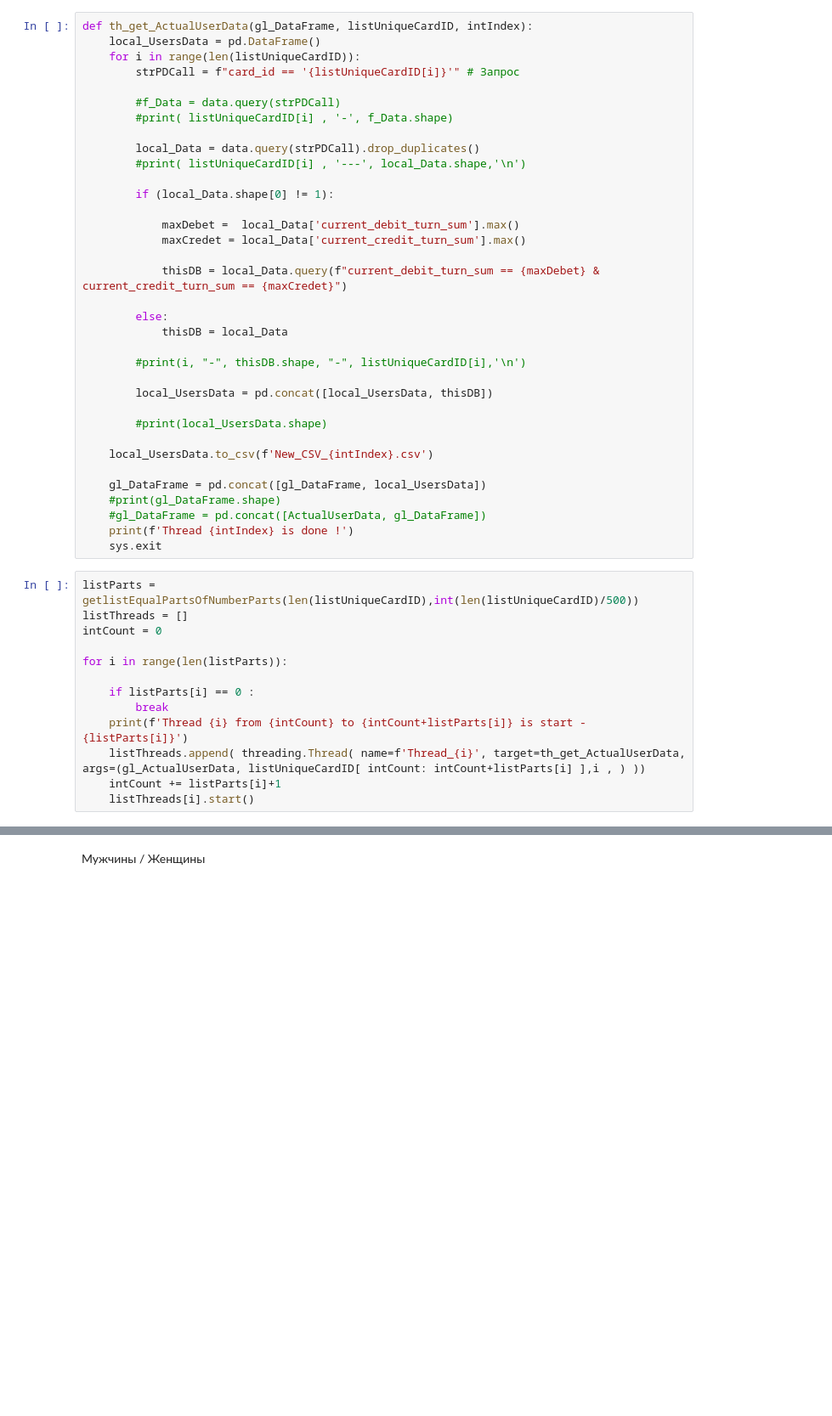
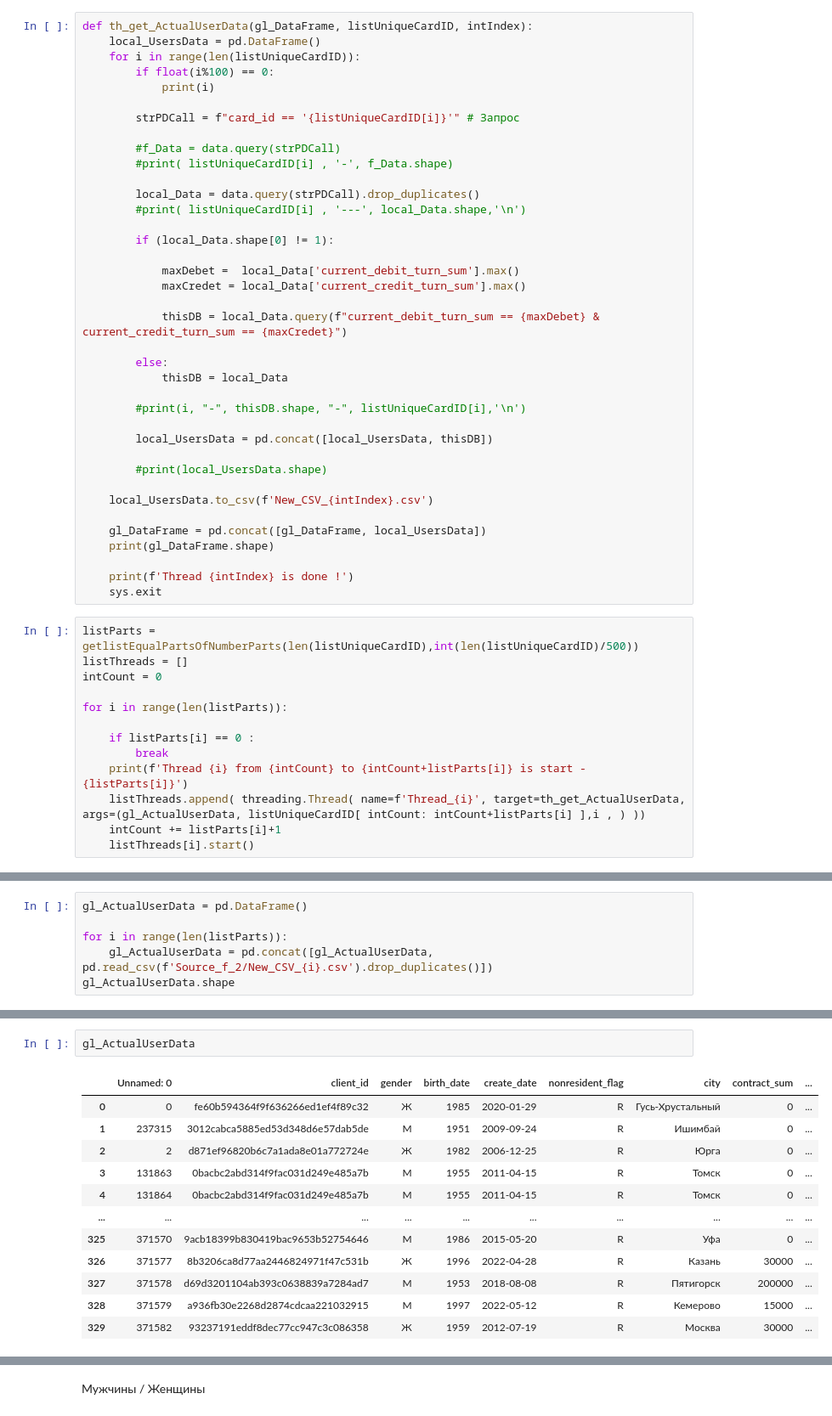
Before and after one commit to MarlouOne/MoskowCityHack, a Jupyter notebook: Pushihin/CSV_Debet_Card.ipynb, the cells around one changed output, grey strips where cells are left out. Shown at 85% size. Cells and saved outputs as stored; diff of their text form; blank space fills up the shorter version.

```diff
--- a/Pushihin/CSV_Debet_Card.ipynb
+++ b/Pushihin/CSV_Debet_Card.ipynb
@@ -94,6 +106,9 @@ gl_ActualUserData = pd.DataFrame()
 def th_get_ActualUserData(gl_DataFrame, listUniqueCardID, intIndex):
     local_UsersData = pd.DataFrame()
     for i in range(len(listUniqueCardID)):
+        if float(i%100) == 0:
+            print(i)
+
         strPDCall = f"card_id == '{listUniqueCardID[i]}'" # Запрос
 
         #f_Data = data.query(strPDCall)
@@ -121,8 +136,8 @@ def th_get_ActualUserData(gl_DataFrame, listUniqueCardID, intIndex):
     local_UsersData.to_csv(f'New_CSV_{intIndex}.csv')
 
     gl_DataFrame = pd.concat([gl_DataFrame, local_UsersData])
-    #print(gl_DataFrame.shape)
-    #gl_DataFrame = pd.concat([ActualUserData, gl_DataFrame])
+    print(gl_DataFrame.shape)
+
     print(f'Thread {intIndex} is done !')
     sys.exit
 # %%
@@ -142,0 +156,6 @@ for i in range(len(listParts)):
+# %%
+gl_ActualUserData = pd.DataFrame()
+
+for i in range(len(listParts)):
+    gl_ActualUserData = pd.concat([gl_ActualUserData, pd.read_csv(f'Source_f_2/New_CSV_{i}.csv').drop_duplicates()])
+gl_ActualUserData.shape
@@ -142,0 +171,15 @@ for i in range(len(listParts)):
+# %%
+gl_ActualUserData
+# %% [output]
+|  | Unnamed: 0 | client_id | gender | birth_date | create_date | nonresident_flag | city | contract_sum | ... |
+| 0 | 0 | fe60b594364f9f636266ed1ef4f89c32 | Ж | 1985 | 2020-01-29 | R | Гусь-Хрустальный | 0 | ... |
+| 1 | 237315 | 3012cabca5885ed53d348d6e57dab5de | М | 1951 | 2009-09-24 | R | Ишимбай | 0 | ... |
+| 2 | 2 | d871ef96820b6c7a1ada8e01a772724e | Ж | 1982 | 2006-12-25 | R | Юрга | 0 | ... |
+| 3 | 131863 | 0bacbc2abd314f9fac031d249e485a7b | М | 1955 | 2011-04-15 | R | Томск | 0 | ... |
+| 4 | 131864 | 0bacbc2abd314f9fac031d249e485a7b | М | 1955 | 2011-04-15 | R | Томск | 0 | ... |
+| ... | ... | ... | ... | ... | ... | ... | ... | ... | ... |
+| 325 | 371570 | 9acb18399b830419bac9653b52754646 | М | 1986 | 2015-05-20 | R | Уфа | 0 | ... |
+| 326 | 371577 | 8b3206ca8d77aa2446824971f47c531b | Ж | 1996 | 2022-04-28 | R | Казань | 30000 | ... |
+| 327 | 371578 | d69d3201104ab393c0638839a7284ad7 | М | 1953 | 2018-08-08 | R | Пятигорск | 200000 | ... |
+| 328 | 371579 | a936fb30e2268d2874cdcaa221032915 | М | 1997 | 2022-05-12 | R | Кемерово | 15000 | ... |
+| 329 | 371582 | 93237191eddf8dec77cc947c3c086358 | Ж | 1959 | 2012-07-19 | R | Москва | 30000 | ... |
```
Also changed, not shown: parts of 28 cells of this notebook, 3 other files.
